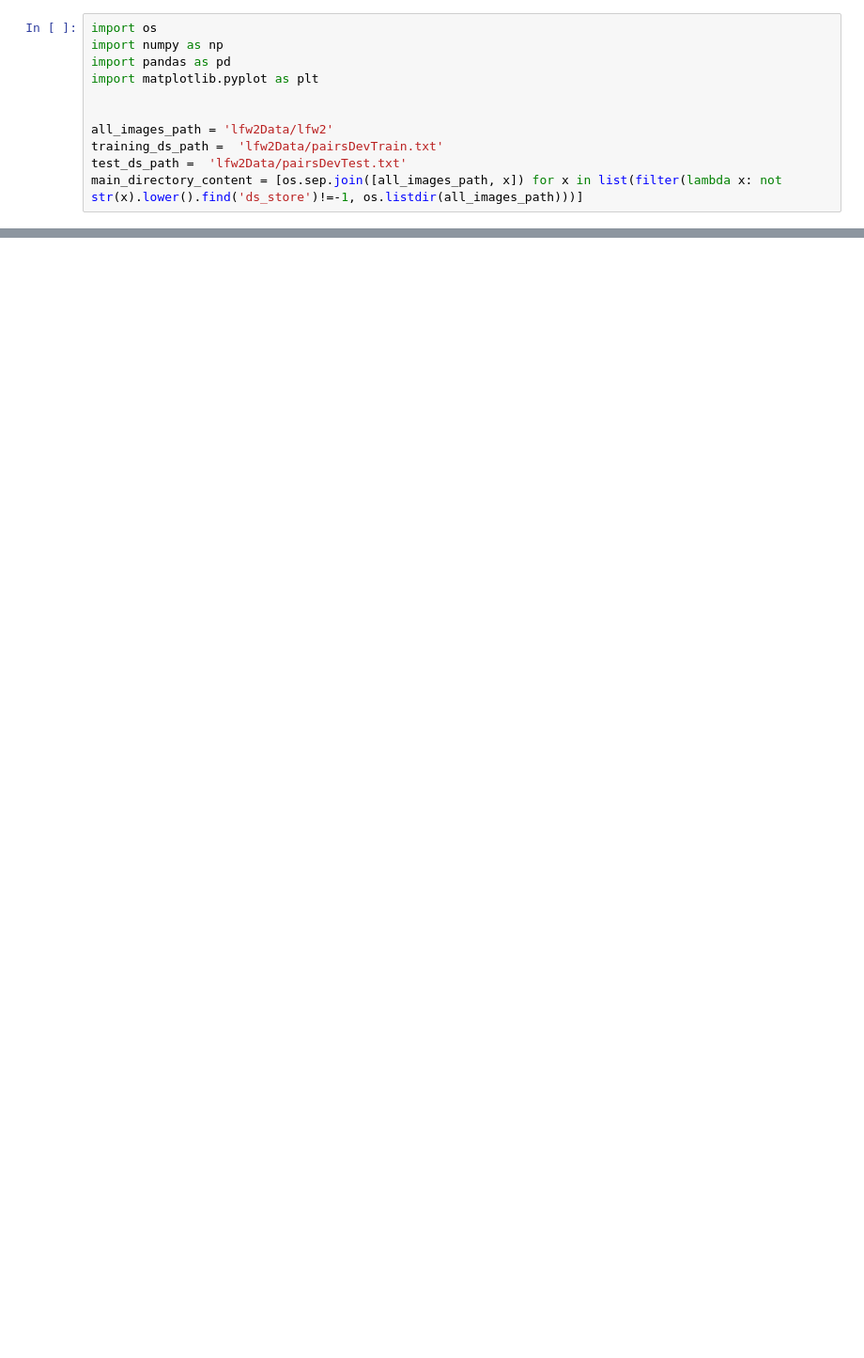
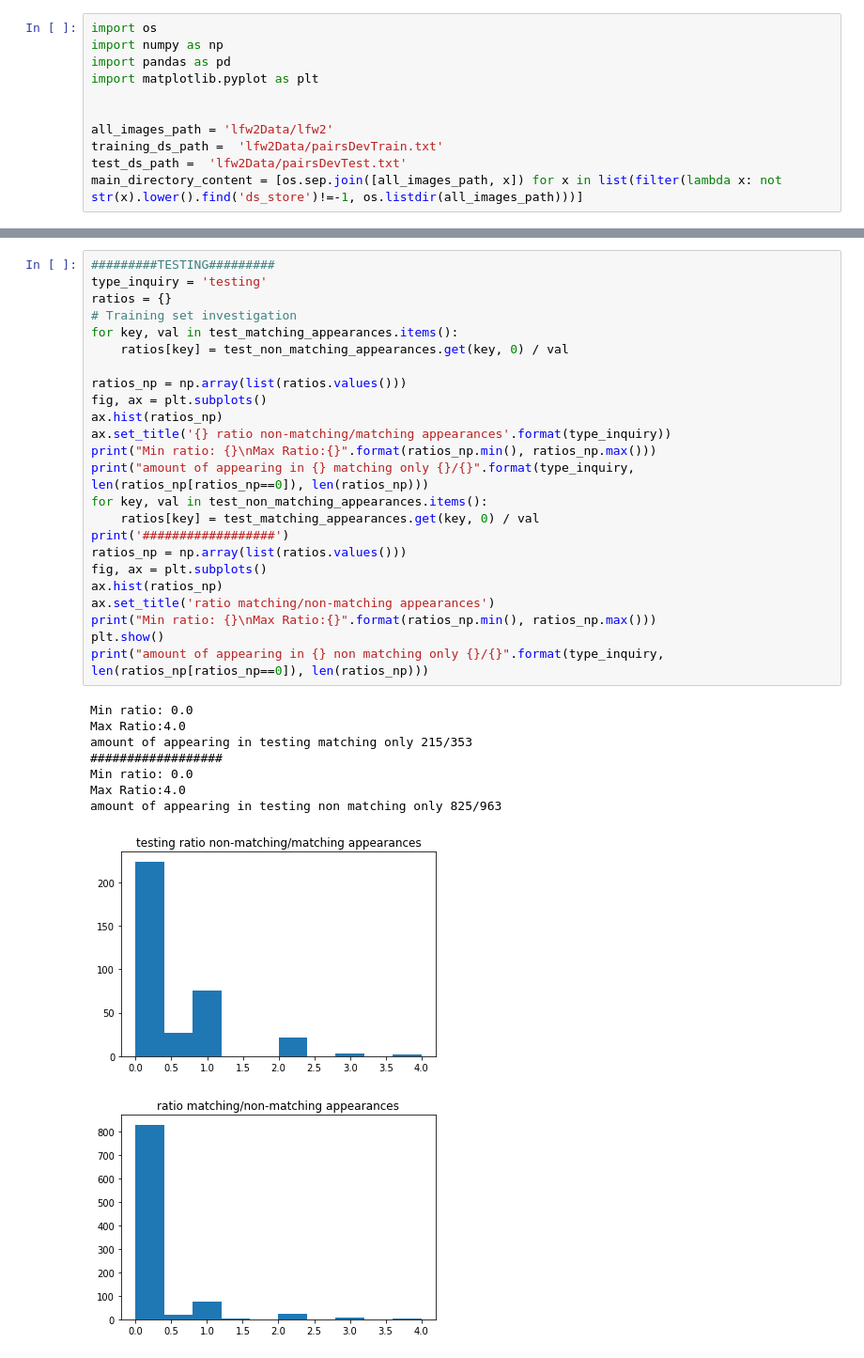
Before and after one commit to Yishaiaz/DeepLearning-BGU-Assignment2, a Jupyter notebook: EDA_notebook.ipynb, the cells around one changed output, grey strips where cells are left out. Shown: that part at 94% size. Saved outputs shown, nothing was run; the diff lists cells and outputs as text; blank space fills up the shorter version.

```diff
--- a/EDA_notebook.ipynb
+++ b/EDA_notebook.ipynb
@@ -109,0 +179,34 @@ ValueError: not enough values to unpack (expected 3, got 0)
+# %%
+#########TESTING#########
+type_inquiry = 'testing'
+ratios = {}
+# Training set investigation
+for key, val in test_matching_appearances.items():
+    ratios[key] = test_non_matching_appearances.get(key, 0) / val
+
+ratios_np = np.array(list(ratios.values()))
+fig, ax = plt.subplots()
+ax.hist(ratios_np)
+ax.set_title('{} ratio non-matching/matching appearances'.format(type_inquiry))
+print("Min ratio: {}\nMax Ratio:{}".format(ratios_np.min(), ratios_np.max()))
+print("amount of appearing in {} matching only {}/{}".format(type_inquiry, len(ratios_np[ratios_np==0]), len(ratios_np)))
+for key, val in test_non_matching_appearances.items():
+    ratios[key] = test_matching_appearances.get(key, 0) / val
+print('##################')
+ratios_np = np.array(list(ratios.values()))
+fig, ax = plt.subplots()
+ax.hist(ratios_np)
+ax.set_title('ratio matching/non-matching appearances')
+print("Min ratio: {}\nMax Ratio:{}".format(ratios_np.min(), ratios_np.max()))
+plt.show()
+print("amount of appearing in {} non matching only {}/{}".format(type_inquiry, len(ratios_np[ratios_np==0]), len(ratios_np)))
+# %% [output]
+Min ratio: 0.0
+Max Ratio:4.0
+amount of appearing in testing matching only 215/353
+##################
+Min ratio: 0.0
+Max Ratio:4.0
+amount of appearing in testing non matching only 825/963
+[figure, added]
+[figure, added]
```
Also changed, not shown: parts of 12 cells of this notebook.
